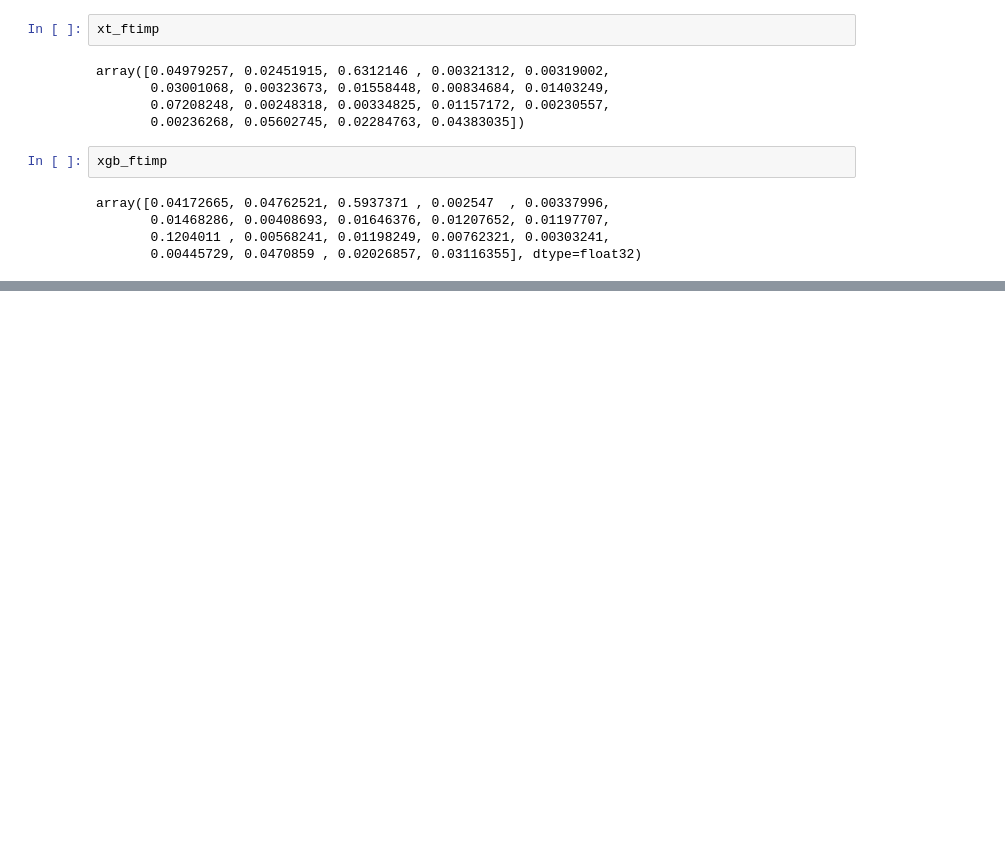
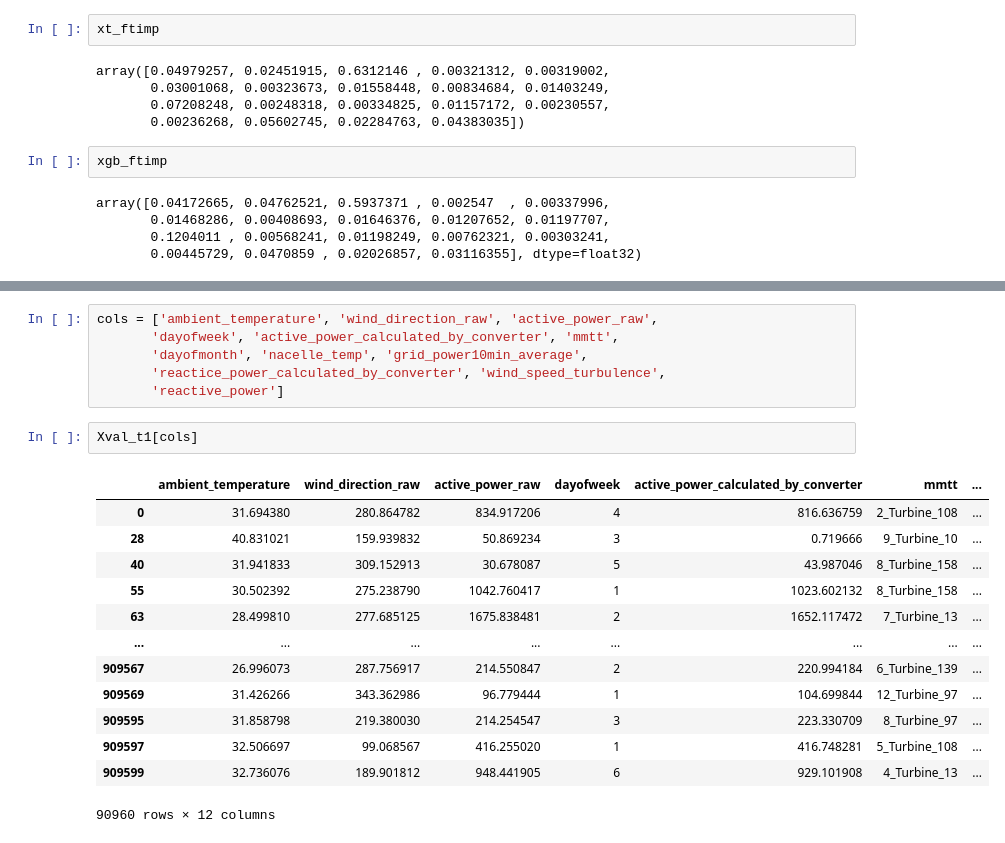
Before and after one commit to k-loki/re_new-machinehack, a Jupyter notebook: notebooks/ft_sel.ipynb, the cells around one changed output, grey strips where cells are left out. Cells and saved outputs as stored; diff of their text form; blank space fills up the shorter version.

```diff
--- a/notebooks/ft_sel.ipynb
+++ b/notebooks/ft_sel.ipynb
@@ -259,0 +296,22 @@ array([0.04172665, 0.04762521, 0.5937371 , 0.002547  , 0.00337996,
+# %%
+cols = ['ambient_temperature', 'wind_direction_raw', 'active_power_raw',
+       'dayofweek', 'active_power_calculated_by_converter', 'mmtt',
+       'dayofmonth', 'nacelle_temp', 'grid_power10min_average',
+       'reactice_power_calculated_by_converter', 'wind_speed_turbulence',
+       'reactive_power']
+# %%
+Xval_t1[cols]
+# %% [output]
+|  | ambient_temperature | wind_direction_raw | active_power_raw | dayofweek | active_power_calculated_by_converter | mmtt | ... |
+| 0 | 31.694380 | 280.864782 | 834.917206 | 4 | 816.636759 | 2_Turbine_108 | ... |
+| 28 | 40.831021 | 159.939832 | 50.869234 | 3 | 0.719666 | 9_Turbine_10 | ... |
+| 40 | 31.941833 | 309.152913 | 30.678087 | 5 | 43.987046 | 8_Turbine_158 | ... |
+| 55 | 30.502392 | 275.238790 | 1042.760417 | 1 | 1023.602132 | 8_Turbine_158 | ... |
+| 63 | 28.499810 | 277.685125 | 1675.838481 | 2 | 1652.117472 | 7_Turbine_13 | ... |
+| ... | ... | ... | ... | ... | ... | ... | ... |
+| 909567 | 26.996073 | 287.756917 | 214.550847 | 2 | 220.994184 | 6_Turbine_139 | ... |
+| 909569 | 31.426266 | 343.362986 | 96.779444 | 1 | 104.699844 | 12_Turbine_97 | ... |
+| 909595 | 31.858798 | 219.380030 | 214.254547 | 3 | 223.330709 | 8_Turbine_97 | ... |
+| 909597 | 32.506697 | 99.068567 | 416.255020 | 1 | 416.748281 | 5_Turbine_108 | ... |
+| 909599 | 32.736076 | 189.901812 | 948.441905 | 6 | 929.101908 | 4_Turbine_13 | ... |
+90960 rows × 12 columns
```
Also changed, not shown: parts of 7 cells of this notebook.
